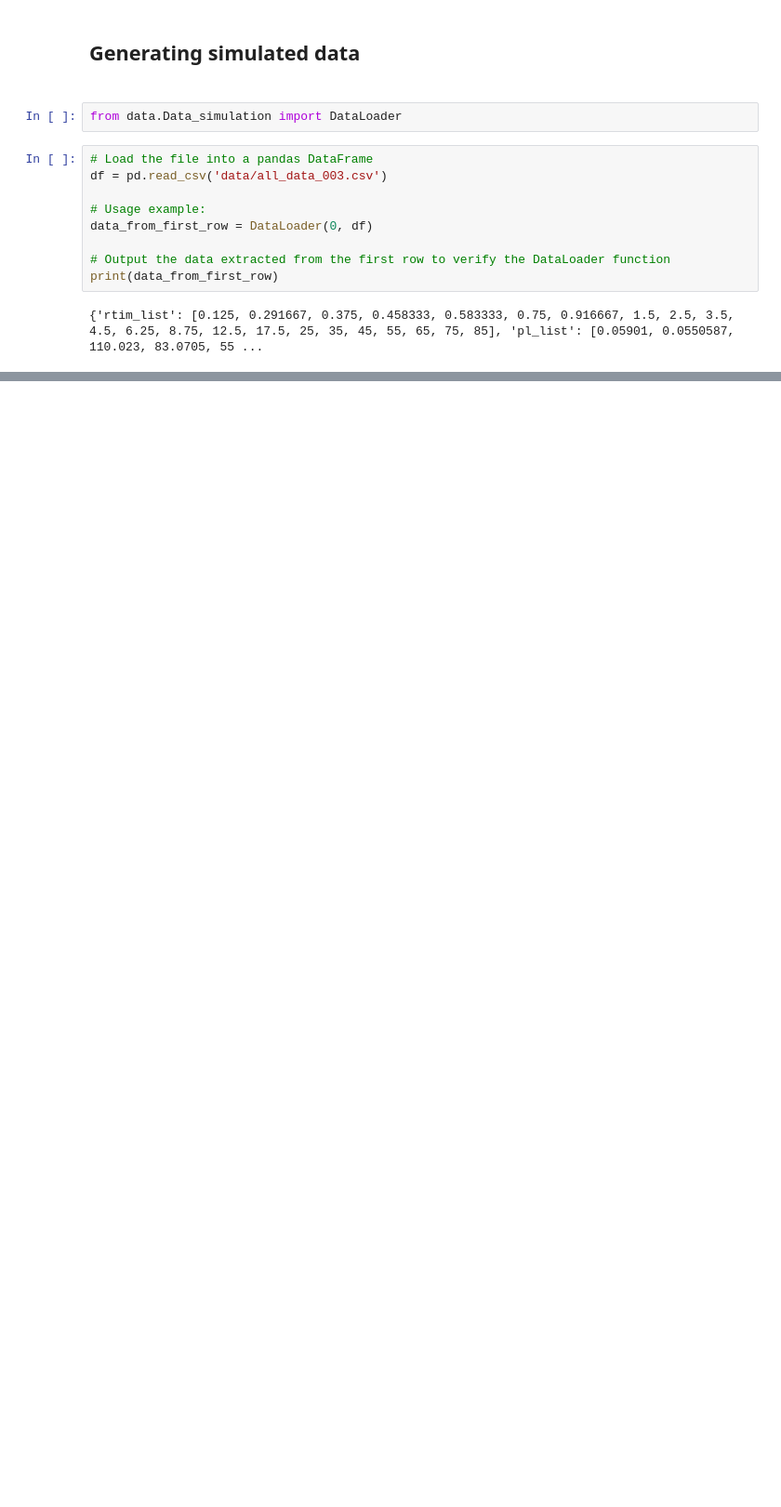
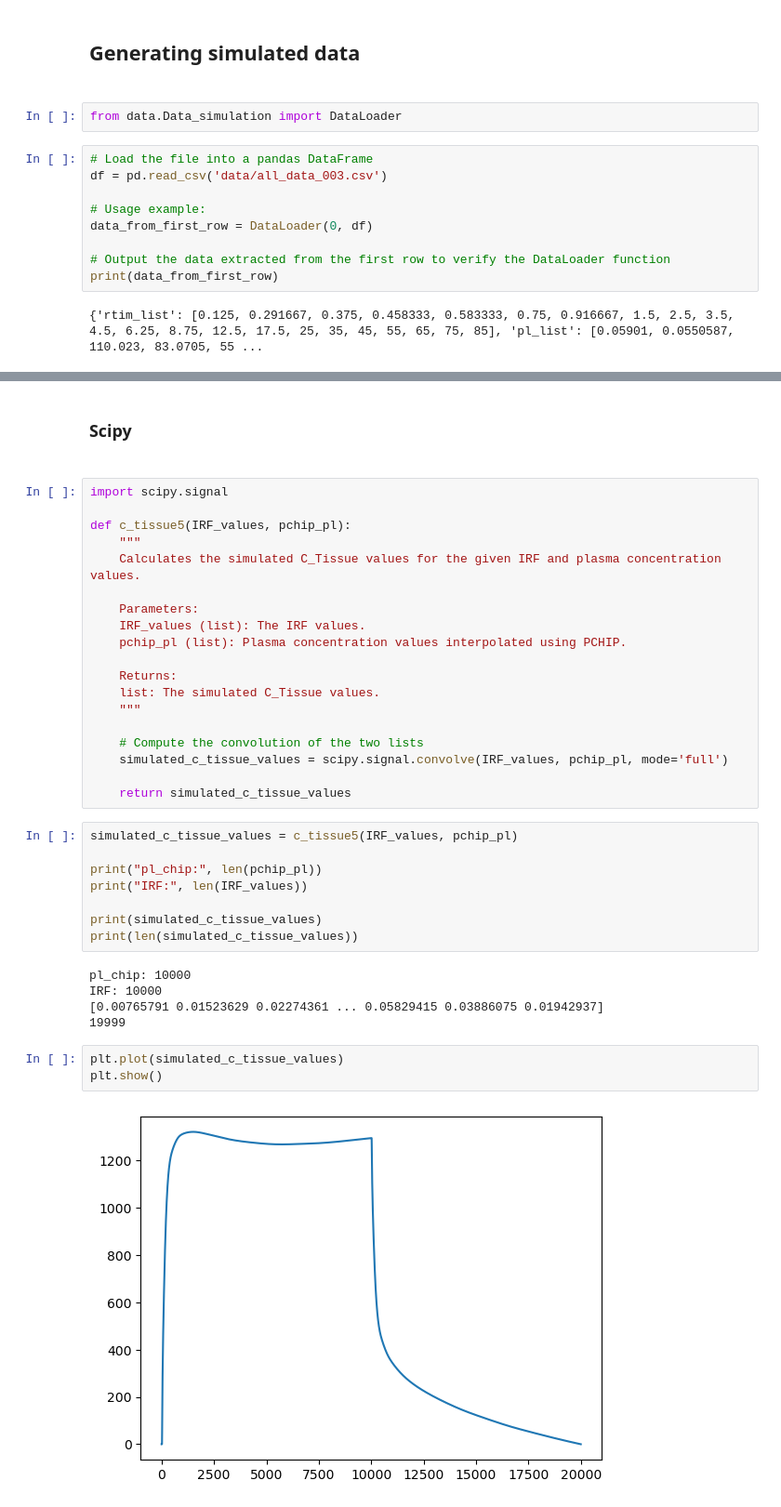
Before and after one commit to QuimSerraFaber/MSc-Thesis, a Jupyter notebook: Tests.ipynb, the cells around one changed output, grey strips where cells are left out. Shown at 93% size. Cells and saved outputs as stored; diff of their text form; blank space fills up the shorter version.

```diff
--- a/Tests.ipynb
+++ b/Tests.ipynb
@@ -159 +271,40 @@ def simulated_tac2(IRF_values, pchip_pl):
+# %% [markdown]
+<h3> Scipy <h3>
+# %%
+import scipy.signal
+
+def c_tissue5(IRF_values, pchip_pl):
+    """
+    Calculates the simulated C_Tissue values for the given IRF and plasma concentration values.
+
+    Parameters:
+    IRF_values (list): The IRF values.
+    pchip_pl (list): Plasma concentration values interpolated using PCHIP.
+
+    Returns:
+    list: The simulated C_Tissue values.
+    """
+
+    # Compute the convolution of the two lists
+    simulated_c_tissue_values = scipy.signal.convolve(IRF_values, pchip_pl, mode='full')
+
+    return simulated_c_tissue_values
+# %%
+simulated_c_tissue_values = c_tissue5(IRF_values, pchip_pl)
+
+print("pl_chip:", len(pchip_pl))
+print("IRF:", len(IRF_values))
+
+print(simulated_c_tissue_values)
+print(len(simulated_c_tissue_values))
+# %% [output]
+pl_chip: 10000
+IRF: 10000
+[0.00765791 0.01523629 0.02274361 ... 0.05829415 0.03886075 0.01942937]
+19999
+# %%
+plt.plot(simulated_c_tissue_values)
+plt.show()
+# %% [output]
+[figure, added]
 # %%
```
Also changed, not shown: parts of 23 cells of this notebook.
